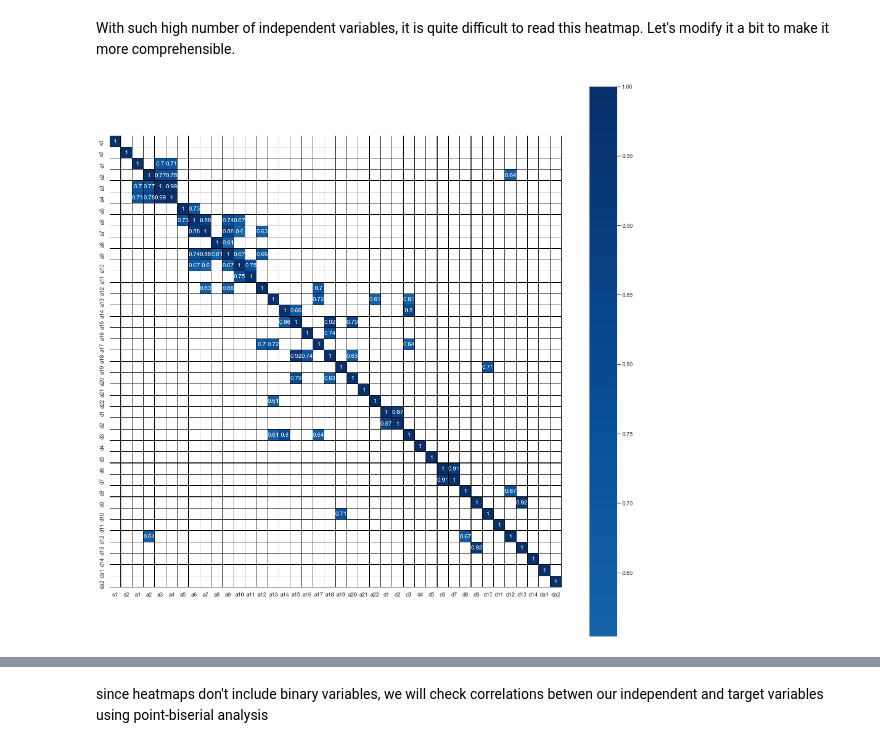
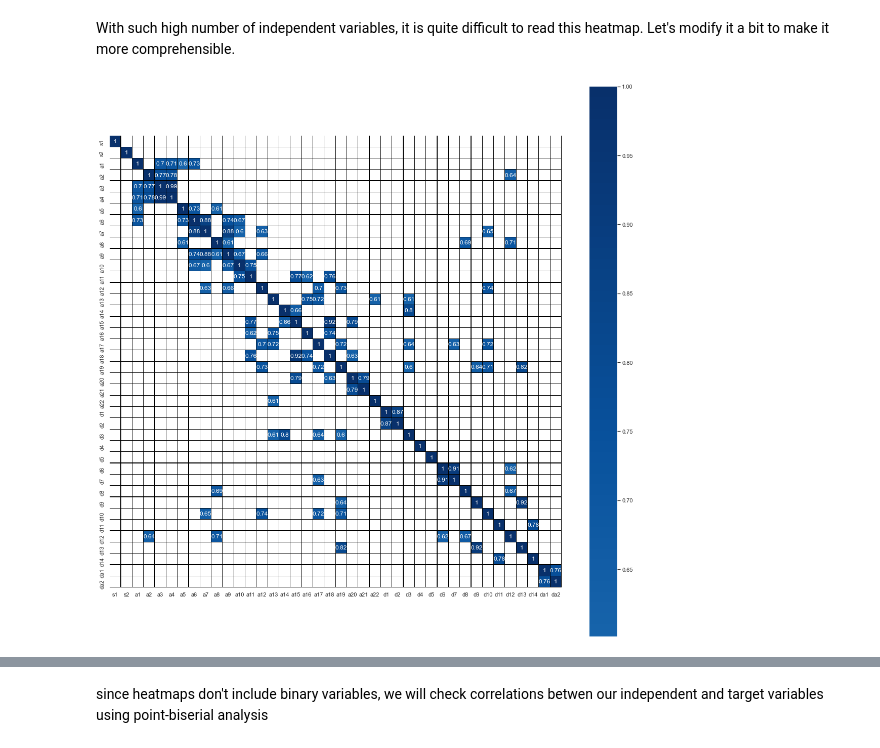
Before and after one commit to lewszykkonrad/masters_projects, a Jupyter notebook: machine_learning/unknown_variables/Final_Project_Konrad_Lewszyk.ipynb, the cells around one changed output, grey strips where cells are left out. Saved outputs shown, nothing was run; the diff lists cells and outputs as text; code cells hidden in the pictures.

```diff
--- a/machine_learning/unknown_variables/Final_Project_Konrad_Lewszyk.ipynb
+++ b/machine_learning/unknown_variables/Final_Project_Konrad_Lewszyk.ipynb
@@ -238,15 +238,14 @@ sns.heatmap(corr, cmap='Blues', center=0,
 With such high number of independent variables, it is quite difficult to read this heatmap. Let's modify it a bit to make it more comprehensible.
 # %%
 sns.set(style="white")
-corr = dataset.corr('pearson')
+corr = dataset.corr('pearson').abs()
 mask = np.zeros_like(corr, dtype=np.bool)
-#mask[np.triu_indices_from(mask)] = True
 
 mask = corr < 0.6
 
 f, ax = plt.subplots(figsize=(20, 20))
 cmap = sns.diverging_palette(600, 550, as_cmap=True)
 sns.heatmap(corr, mask = mask, cmap='Blues', center=0,
             square=True, annot = True, linewidths=.2, linecolor = 'black');
 # %% [output]
-[figure, old version]
+[figure, new version]
```
Also changed, not shown: parts of 3 cells of this notebook.
